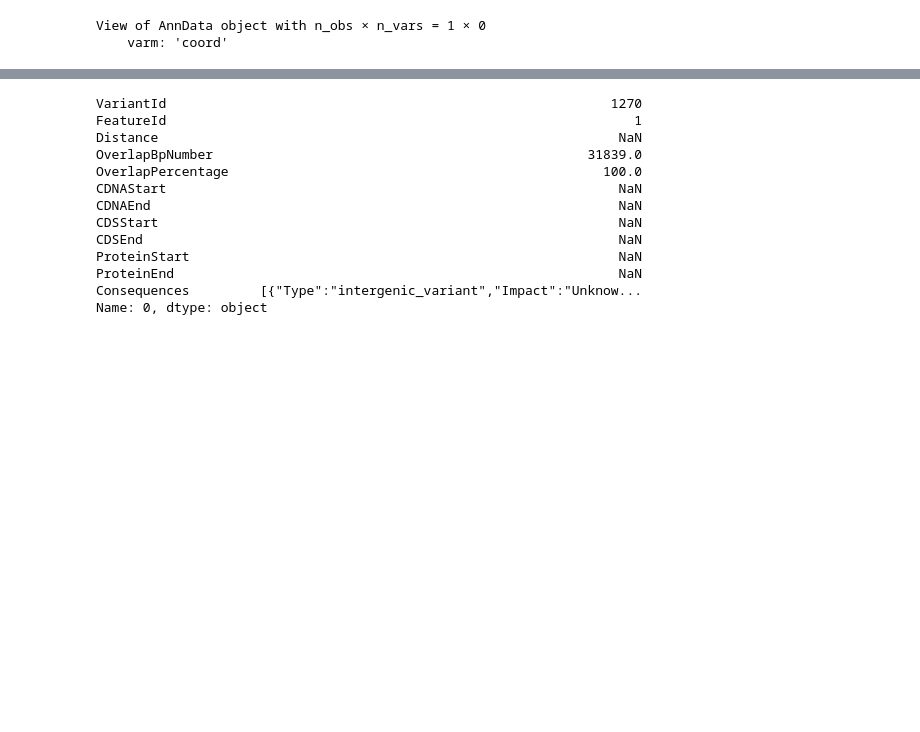
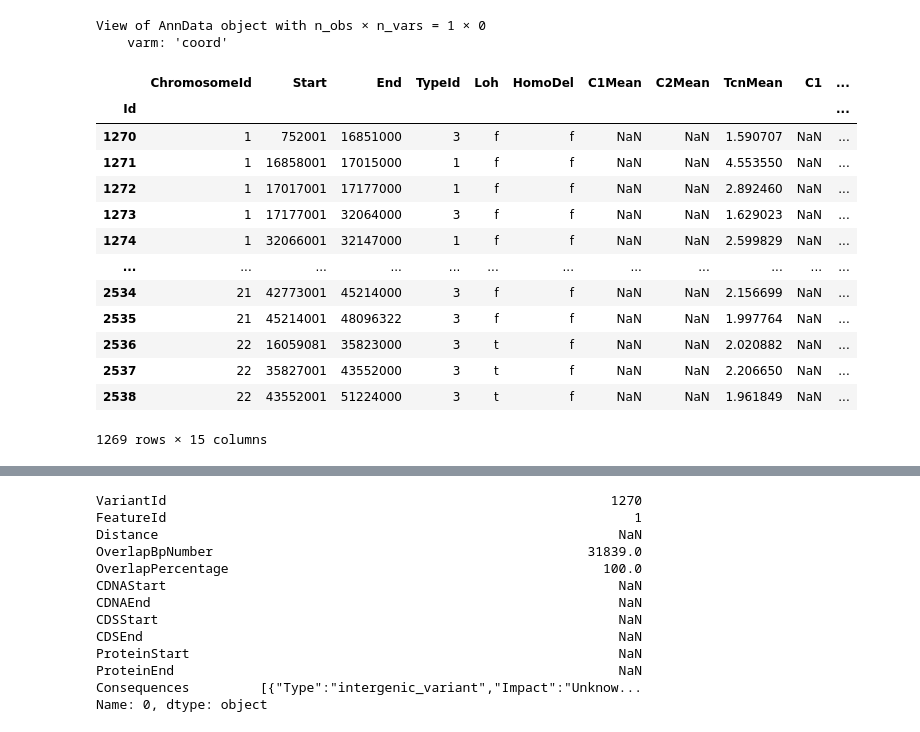
Before and after one commit to schlesnerlab/anndata-ranges, a Jupyter notebook: codebase/oe0260.ipynb, the cells around one changed output, grey strips where cells are left out. Drawn from its saved outputs; the diff is of its cells as text; code cells hidden in the pictures; blank space fills up the shorter version.

```diff
--- a/code/oe0260.ipynb
+++ b/codebase/oe0260.ipynb
@@ -157,3 +157,20 @@ cnv = pd.read_csv('data/OE0260/unite_data/CNVs.csv', delimiter='\t', skipfooter=
 transcript = pd.read_csv('data/OE0260/unite_data/Transcripts.csv', delimiter='\t', skipfooter=4, index_col=0)
 # %%
 cnv_transcript = pd.read_csv('data/OE0260/unite_data/CnvAffectedTranscripts.csv',delimiter='\t', skipfooter=4)
+# %%
+pd.concat([cnv[['ChromosomeId', 'Start', 'End']],cnv.drop(['ChromosomeId', 'Start', 'End'], axis=1)], axis=1)
+# %% [output]
+|  | ChromosomeId | Start | End | TypeId | Loh | HomoDel | C1Mean | C2Mean | TcnMean | C1 | ... |
+| Id |  |  |  |  |  |  |  |  |  |  | ... |
+| 1270 | 1 | 752001 | 16851000 | 3 | f | f | NaN | NaN | 1.590707 | NaN | ... |
+| 1271 | 1 | 16858001 | 17015000 | 1 | f | f | NaN | NaN | 4.553550 | NaN | ... |
+| 1272 | 1 | 17017001 | 17177000 | 1 | f | f | NaN | NaN | 2.892460 | NaN | ... |
+| 1273 | 1 | 17177001 | 32064000 | 3 | f | f | NaN | NaN | 1.629023 | NaN | ... |
+| 1274 | 1 | 32066001 | 32147000 | 1 | f | f | NaN | NaN | 2.599829 | NaN | ... |
+| ... | ... | ... | ... | ... | ... | ... | ... | ... | ... | ... | ... |
+| 2534 | 21 | 42773001 | 45214000 | 3 | f | f | NaN | NaN | 2.156699 | NaN | ... |
+| 2535 | 21 | 45214001 | 48096322 | 3 | f | f | NaN | NaN | 1.997764 | NaN | ... |
+| 2536 | 22 | 16059081 | 35823000 | 3 | t | f | NaN | NaN | 2.020882 | NaN | ... |
+| 2537 | 22 | 35827001 | 43552000 | 3 | t | f | NaN | NaN | 2.206650 | NaN | ... |
+| 2538 | 22 | 43552001 | 51224000 | 3 | t | f | NaN | NaN | 1.961849 | NaN | ... |
+1269 rows × 15 columns
```
Also changed, not shown: parts of 2 cells of this notebook, 10 other files.
